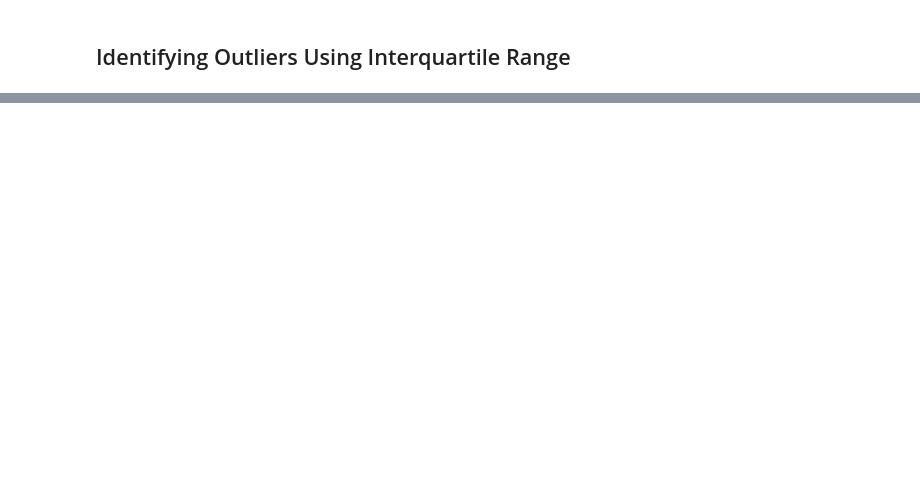
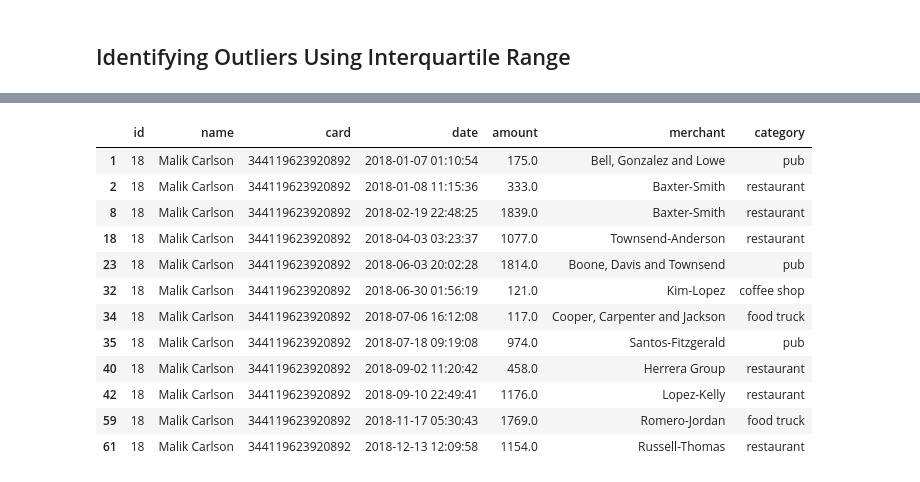
Before and after one commit to Ava33343/Off_The_Hook, a Jupyter notebook: Answers/Code/challenge.ipynb, the cells around one changed output, grey strips where cells are left out. Saved outputs shown, nothing was run; the diff lists cells and outputs as text; code cells hidden in the pictures; blank space fills up the shorter version.

```diff
--- a/Answers/Code/challenge.ipynb
+++ b/Answers/Code/challenge.ipynb
@@ -23,0 +333,8 @@ engine = create_engine("postgresql://postgres:postgres@localhost:5432/fraud_dete
+# %%
+# Create query in sql to get data for Cardholders #9, 21 and 17
+query_18 = """SELECT *
+            FROM cardholder_trans
+            WHERE id=18;"""
+# Load data into the DataFrame using the read_sql() method from pandas
+cardholder_trans_18 = pd.read_sql(query_18, engine)
+cardholder_trans_18
@@ -23,0 +401,17 @@ engine = create_engine("postgresql://postgres:postgres@localhost:5432/fraud_dete
+# %%
+# Potential fraudulent transactions dropped
+cardholder_trans_18.iloc[[1,2,8,18,23,32,34,35,40,42,59,61], :]
+# %% [output]
+|  | id | name | card | date | amount | merchant | category |
+| 1 | 18 | Malik Carlson | 344119623920892 | 2018-01-07 01:10:54 | 175.0 | Bell, Gonzalez and Lowe | pub |
+| 2 | 18 | Malik Carlson | 344119623920892 | 2018-01-08 11:15:36 | 333.0 | Baxter-Smith | restaurant |
+| 8 | 18 | Malik Carlson | 344119623920892 | 2018-02-19 22:48:25 | 1839.0 | Baxter-Smith | restaurant |
+| 18 | 18 | Malik Carlson | 344119623920892 | 2018-04-03 03:23:37 | 1077.0 | Townsend-Anderson | restaurant |
+| 23 | 18 | Malik Carlson | 344119623920892 | 2018-06-03 20:02:28 | 1814.0 | Boone, Davis and Townsend | pub |
+| 32 | 18 | Malik Carlson | 344119623920892 | 2018-06-30 01:56:19 | 121.0 | Kim-Lopez | coffee shop |
+| 34 | 18 | Malik Carlson | 344119623920892 | 2018-07-06 16:12:08 | 117.0 | Cooper, Carpenter and Jackson | food truck |
+| 35 | 18 | Malik Carlson | 344119623920892 | 2018-07-18 09:19:08 | 974.0 | Santos-Fitzgerald | pub |
+| 40 | 18 | Malik Carlson | 344119623920892 | 2018-09-02 11:20:42 | 458.0 | Herrera Group | restaurant |
+| 42 | 18 | Malik Carlson | 344119623920892 | 2018-09-10 22:49:41 | 1176.0 | Lopez-Kelly | restaurant |
+| 59 | 18 | Malik Carlson | 344119623920892 | 2018-11-17 05:30:43 | 1769.0 | Romero-Jordan | food truck |
+| 61 | 18 | Malik Carlson | 344119623920892 | 2018-12-13 12:09:58 | 1154.0 | Russell-Thomas | restaurant |
```
Also changed, not shown: parts of 44 cells of this notebook, 2 other files.
